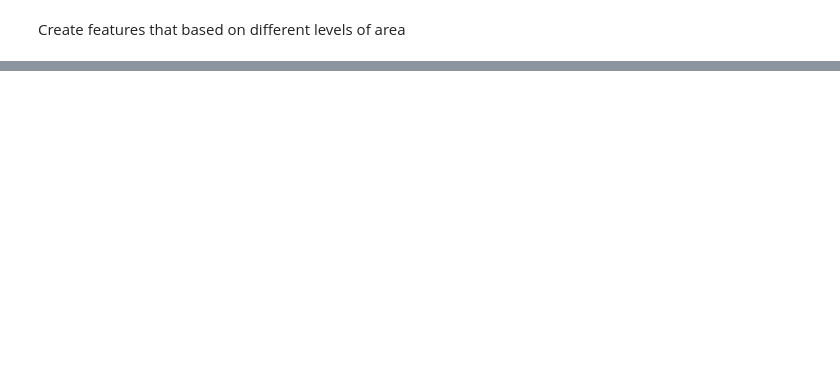
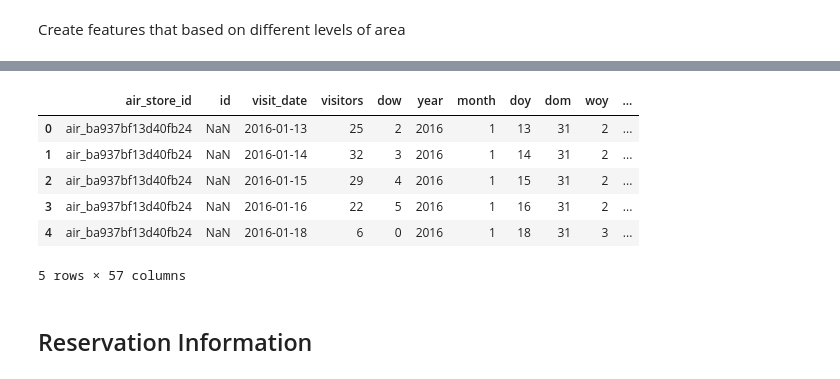
Before and after one commit to JiayuanGuo/Kaggle-RecruitRestaurantVisitorForecasting, a Jupyter notebook: 1.DataPreprocessing.ipynb, the cells around one changed output, grey strips where cells are left out. Drawn from its saved outputs; the diff is of its cells as text; code cells hidden in the pictures; blank space fills up the shorter version.

Commit message:
Finish Data Preprocessing

```diff
--- a/1.DataPreprocessing.ipynb
+++ b/1.DataPreprocessing.ipynb
@@ -317,0 +312,7 @@ hpg_store_info = pd.merge(hpg_store_info,
+# %%
+air_store_info = pd.merge(air_store_info, store_id_relation, how='left', on='air_store_id')
+air_store_info = pd.merge(air_store_info, hpg_store_info, how='left', on='hpg_store_id')
+air_store_info = air_store_info.rename(columns={'latitude_x':'latitude_air',
+                             'longitude_x':'longitude_air',
+                             'latitude_y':'latitude_hpg',
+                             'longitude_y':'longitude_hpg'})
@@ -318,2 +329,3 @@ hpg_store_info = pd.merge(hpg_store_info,
 # %%
-air_store_info = pd.merge(air_store_info, store_id_relation, how='left', on='air_store_id')
+#Add store information to full data
+full_data = pd.merge(full_data, air_store_info, how='left', on='air_store_id')
@@ -342,0 +332,12 @@ air_store_info
+# %%
+full_data.head()
+# %% [output]
+|  | air_store_id | id | visit_date | visitors | dow | year | month | doy | dom | woy | ... |
+| 0 | air_ba937bf13d40fb24 | NaN | 2016-01-13 | 25 | 2 | 2016 | 1 | 13 | 31 | 2 | ... |
+| 1 | air_ba937bf13d40fb24 | NaN | 2016-01-14 | 32 | 3 | 2016 | 1 | 14 | 31 | 2 | ... |
+| 2 | air_ba937bf13d40fb24 | NaN | 2016-01-15 | 29 | 4 | 2016 | 1 | 15 | 31 | 2 | ... |
+| 3 | air_ba937bf13d40fb24 | NaN | 2016-01-16 | 22 | 5 | 2016 | 1 | 16 | 31 | 2 | ... |
+| 4 | air_ba937bf13d40fb24 | NaN | 2016-01-18 | 6 | 0 | 2016 | 1 | 18 | 31 | 3 | ... |
+5 rows × 57 columns
+# %% [markdown]
+## Reservation Information
```
Also changed, not shown: parts of 22 cells of this notebook.
